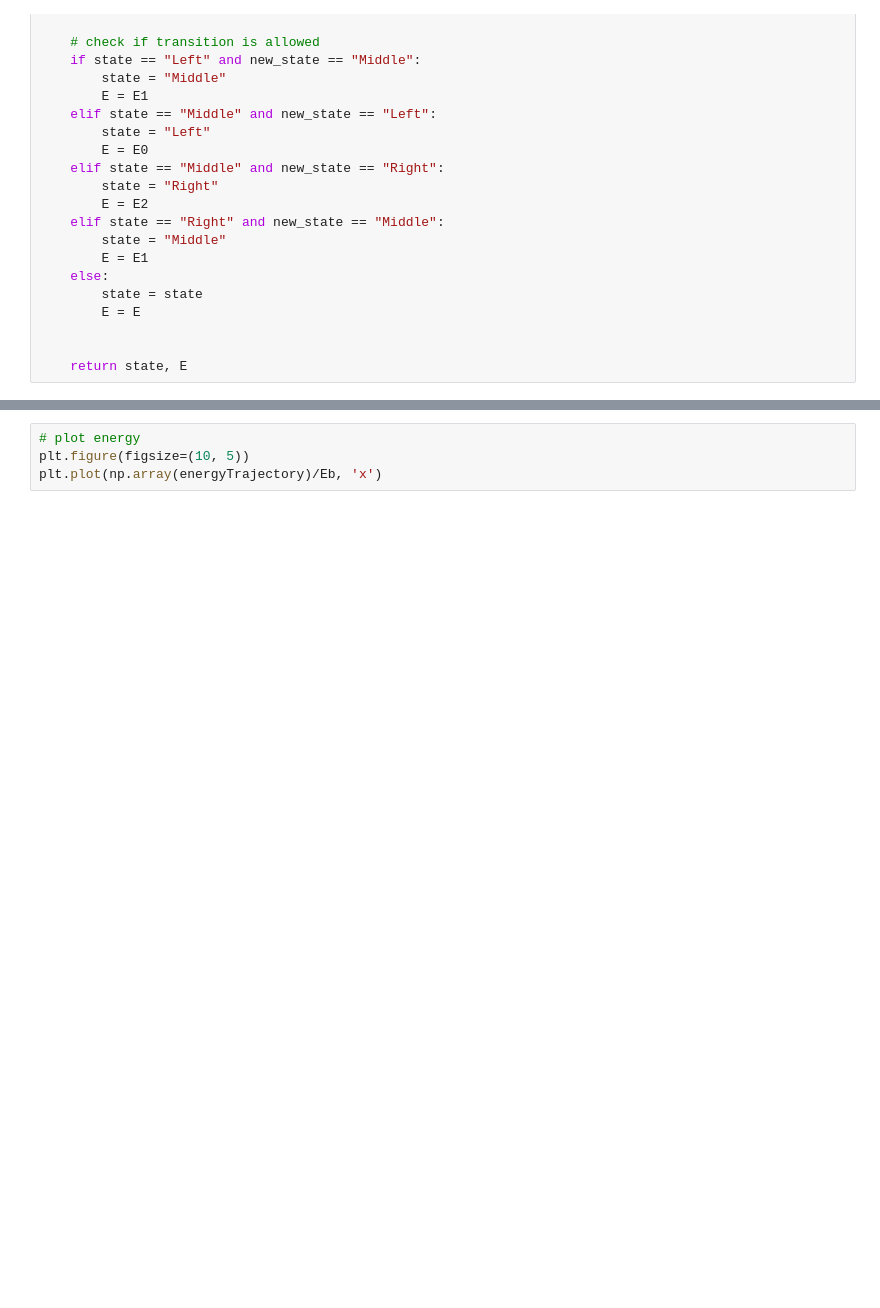
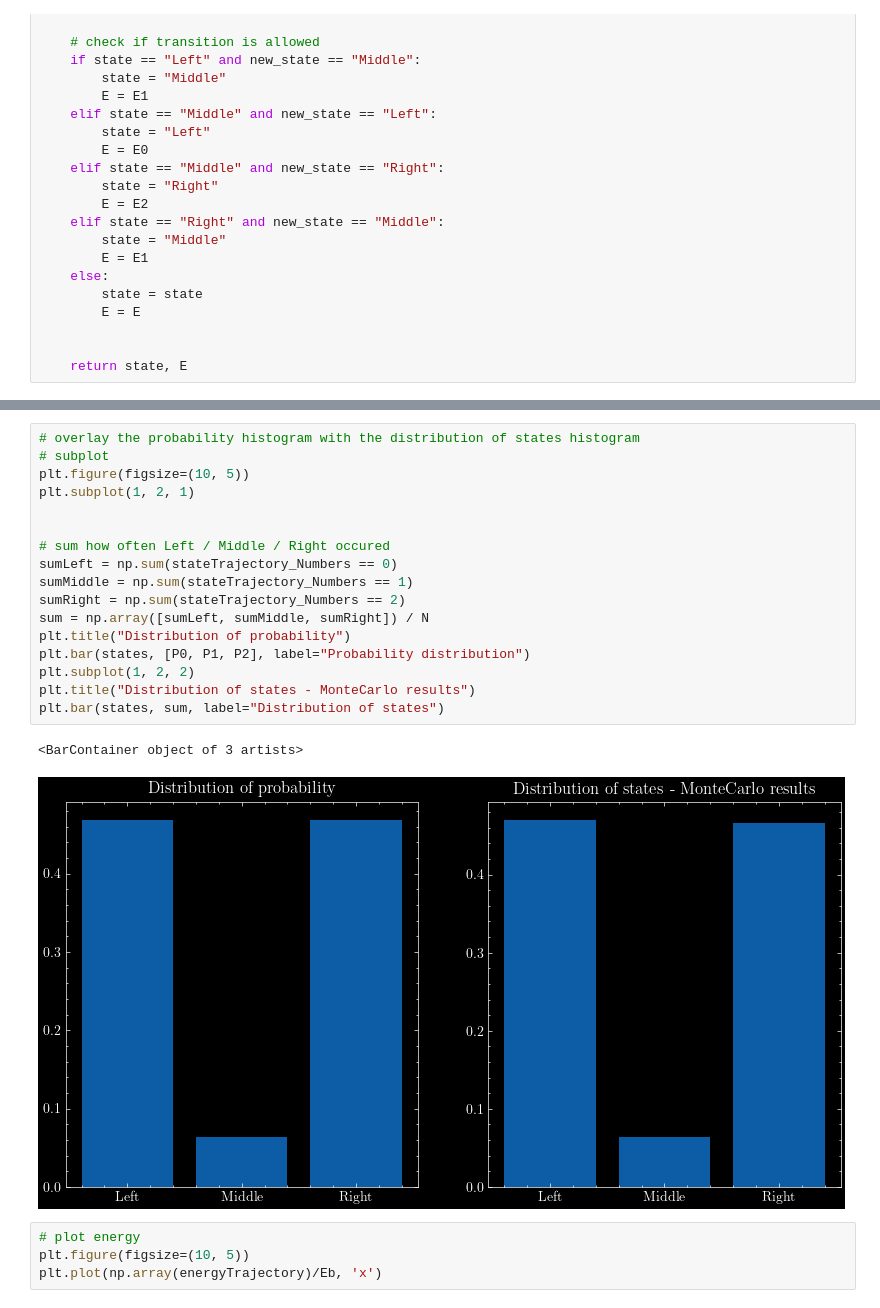
Before and after one commit to FelixWaldschock/Chalmers_FFR120_Simulation_Of_Complex_System, a Jupyter notebook: HW_01/Exercise_2-1/Exercise_2-1.ipynb, the cells around one changed output, grey strips where cells are left out. Drawn from its saved outputs; the diff is of its cells as text; blank space fills up the shorter version.

```diff
--- a/HW_01/Exercise_2-1/Exercise_2-1.ipynb
+++ b/HW_01/Exercise_2-1/Exercise_2-1.ipynb
@@ -115,3 +115,23 @@ Number of 1s:  63514
+# %%
+# overlay the probability histogram with the distribution of states histogram
+# subplot
+plt.figure(figsize=(10, 5))
+plt.subplot(1, 2, 1)
+
+
+# sum how often Left / Middle / Right occured
+sumLeft = np.sum(stateTrajectory_Numbers == 0)
+sumMiddle = np.sum(stateTrajectory_Numbers == 1)
+sumRight = np.sum(stateTrajectory_Numbers == 2)
+sum = np.array([sumLeft, sumMiddle, sumRight]) / N
+plt.title("Distribution of probability")
+plt.bar(states, [P0, P1, P2], label="Probability distribution")
+plt.subplot(1, 2, 2)
+plt.title("Distribution of states - MonteCarlo results")
+plt.bar(states, sum, label="Distribution of states")
+# %% [output]
+<BarContainer object of 3 artists>
+[figure, added]
 # %%
 # plot energy
 plt.figure(figsize=(10, 5))
```
Also changed, not shown: parts of 8 cells of this notebook, 2 other files.
